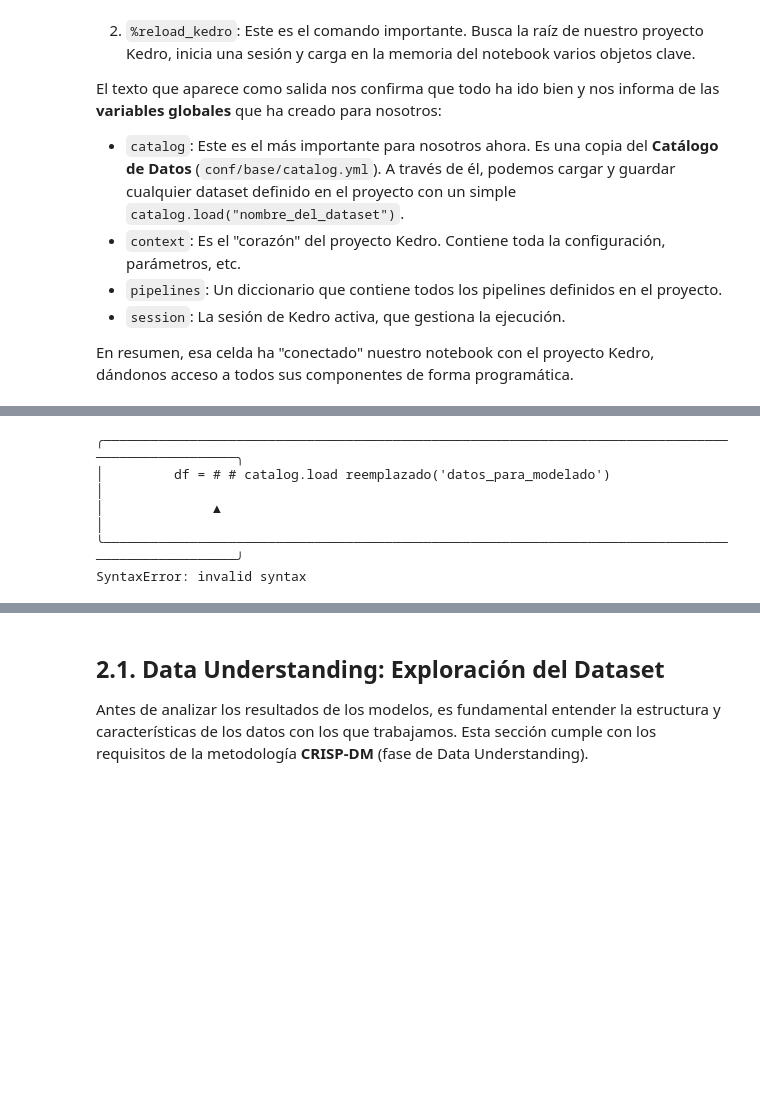
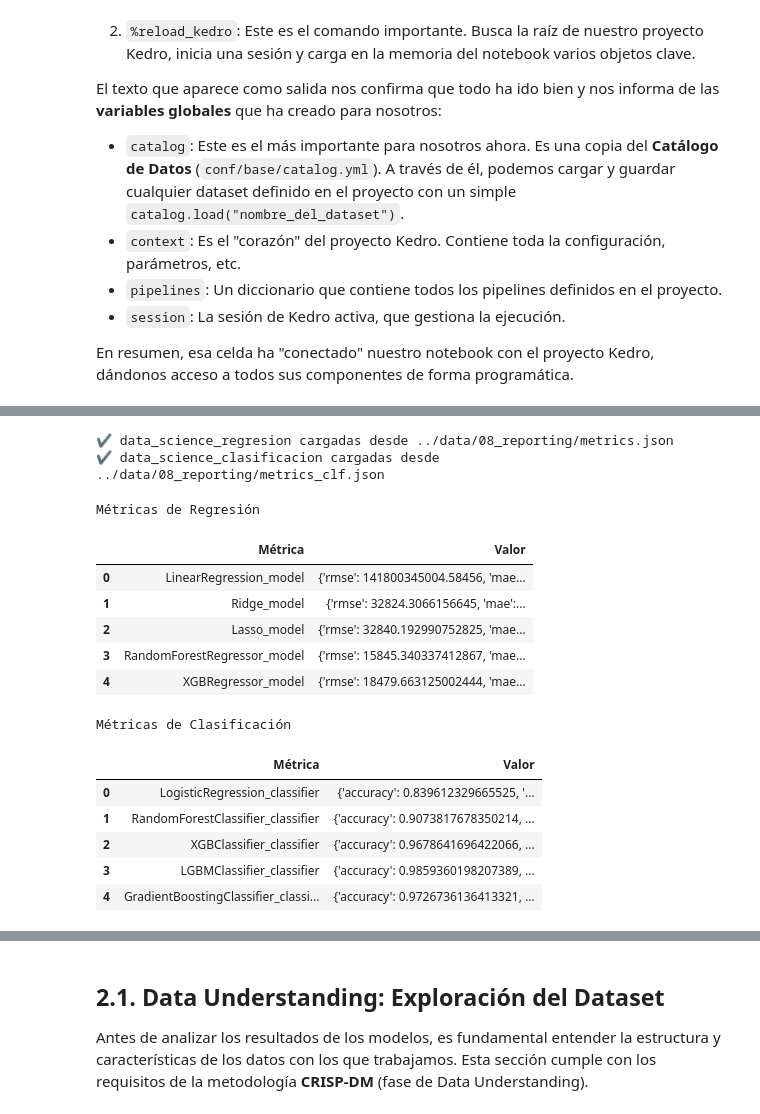
Before and after one commit to HecAguilaV/ML_Analisis_Ecosistema_Dev, a Jupyter notebook: notebooks/02_analisis_de_resultados.ipynb, the cells around one changed output, grey strips where cells are left out. Cells and saved outputs as stored; diff of their text form; code cells hidden in the pictures; blank space fills up the shorter version.

```diff
--- a/notebooks/02_analisis_de_resultados.ipynb
+++ b/notebooks/02_analisis_de_resultados.ipynb
@@ -147,15 +186,55 @@ else:
-# %%
-# Exploración rápida del dataset
-if '# catalog' in locals():
-    try:
-        df = # # catalog.load reemplazado('datos_para_modelado')
-        display(df.head())
-        display(df.describe())
-    except:
-        pass
-# %% [output]
-╭──────────────────────────────────────────────────────────────────────────────────────────────────╮
-│         df = # # catalog.load reemplazado('datos_para_modelado')                                 │
-│              ▲                                                                                   │
-╰──────────────────────────────────────────────────────────────────────────────────────────────────╯
-SyntaxError: invalid syntax
+# %%
+# Visualizar métricas en tabla amigable
+import pandas as pd
+import json
+from pathlib import Path
+
+project_root = Path('..') if Path('..').joinpath('data').exists() else Path('.')
+metrics_dir = project_root / 'data' / '08_reporting'
+reg_path = metrics_dir / 'metrics.json'
+clf_path = metrics_dir / 'metrics_clf.json'
+
+def _leer_metricas(ruta, etiqueta):
+    if ruta.exists():
+        with ruta.open() as f:
+            datos = json.load(f)
+        print(f"✔ {etiqueta} cargadas desde {ruta}")
+        return datos
+    print(f"✗ FALTA archivo {ruta}. Ejecuta 'kedro run --pipeline {etiqueta}' para generarlo.")
+    return {}
+
+metrics_regresion = _leer_metricas(reg_path, 'data_science_regresion')
+metrics_clasificacion = _leer_metricas(clf_path, 'data_science_clasificacion')
+
+# Mostrar tabla de métricas de regresión
+if metrics_regresion:
+    df_reg = pd.DataFrame(list(metrics_regresion.items()), columns=['Métrica', 'Valor'])
+    df_reg['Valor'] = df_reg['Valor'].apply(lambda x: f"{x:.4f}" if isinstance(x, float) else x)
+    display(df_reg.head(5).style.set_caption('Métricas de Regresión').format(precision=4))
+else:
+    print("No hay métricas de regresión disponibles.")
+
+# Mostrar tabla de métricas de clasificación
+if metrics_clasificacion:
+    df_clf = pd.DataFrame(list(metrics_clasificacion.items()), columns=['Métrica', 'Valor'])
+    df_clf['Valor'] = df_clf['Valor'].apply(lambda x: f"{x:.4f}" if isinstance(x, float) else x)
+    display(df_clf.head(5).style.set_caption('Métricas de Clasificación').format(precision=4))
+else:
+    print("No hay métricas de clasificación disponibles.")
+# %% [output]
+✔ data_science_regresion cargadas desde ../data/08_reporting/metrics.json
+✔ data_science_clasificacion cargadas desde ../data/08_reporting/metrics_clf.json
+Métricas de Regresión
+|  | Métrica | Valor |
+| 0 | LinearRegression_model | {'rmse': 141800345004.58456, 'mae... |
+| 1 | Ridge_model | {'rmse': 32824.3066156645, 'mae':... |
+| 2 | Lasso_model | {'rmse': 32840.192990752825, 'mae... |
+| 3 | RandomForestRegressor_model | {'rmse': 15845.340337412867, 'mae... |
+| 4 | XGBRegressor_model | {'rmse': 18479.663125002444, 'mae... |
+Métricas de Clasificación
+|  | Métrica | Valor |
+| 0 | LogisticRegression_classifier | {'accuracy': 0.839612329665525, '... |
+| 1 | RandomForestClassifier_classifier | {'accuracy': 0.9073817678350214, ... |
+| 2 | XGBClassifier_classifier | {'accuracy': 0.9678641696422066, ... |
+| 3 | LGBMClassifier_classifier | {'accuracy': 0.9859360198207389, ... |
+| 4 | GradientBoostingClassifier_classi... | {'accuracy': 0.9726736136413321, ... |
```
Also changed, not shown: parts of 16 cells of this notebook, 6 other files.
